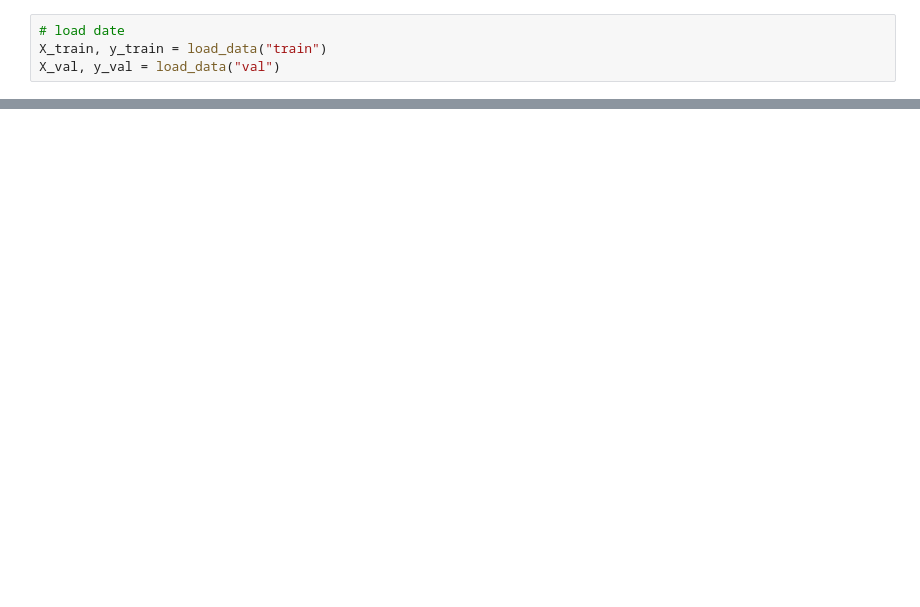
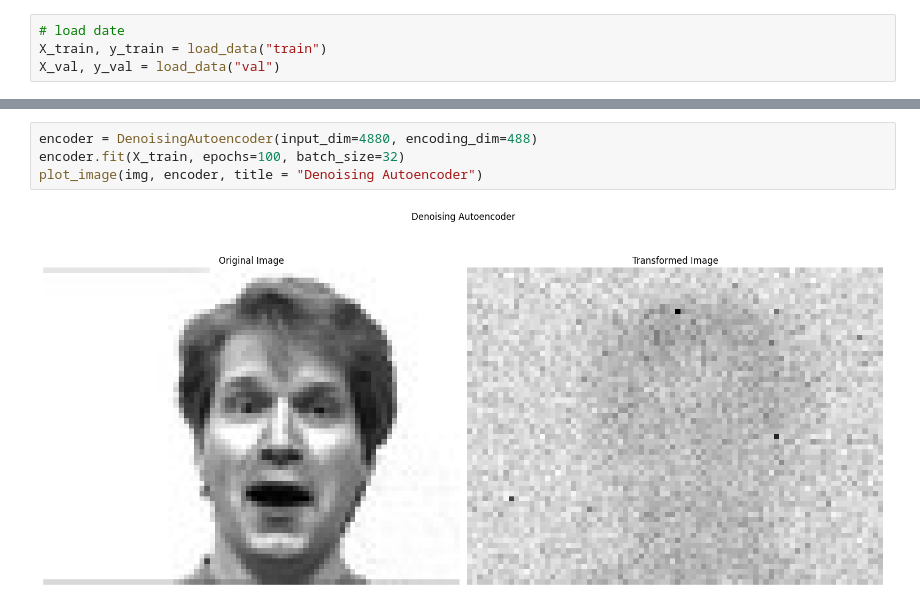
Before and after one commit to stuartlu0412/FAI2024, a Jupyter notebook: hw4-code/hw4.ipynb, the cells around one changed output, grey strips where cells are left out. Saved outputs shown, nothing was run; the diff lists cells and outputs as text; blank space fills up the shorter version.

```diff
--- a/hw4-code/hw4.ipynb
+++ b/hw4-code/hw4.ipynb
@@ -65,0 +135,6 @@ plt.show()
+# %%
+encoder = DenoisingAutoencoder(input_dim=4880, encoding_dim=488)
+encoder.fit(X_train, epochs=100, batch_size=32)
+plot_image(img, encoder, title = "Denoising Autoencoder")
+# %% [output]
+[figure, added]
```
Also changed, not shown: parts of 21 cells of this notebook, 5 other files.
